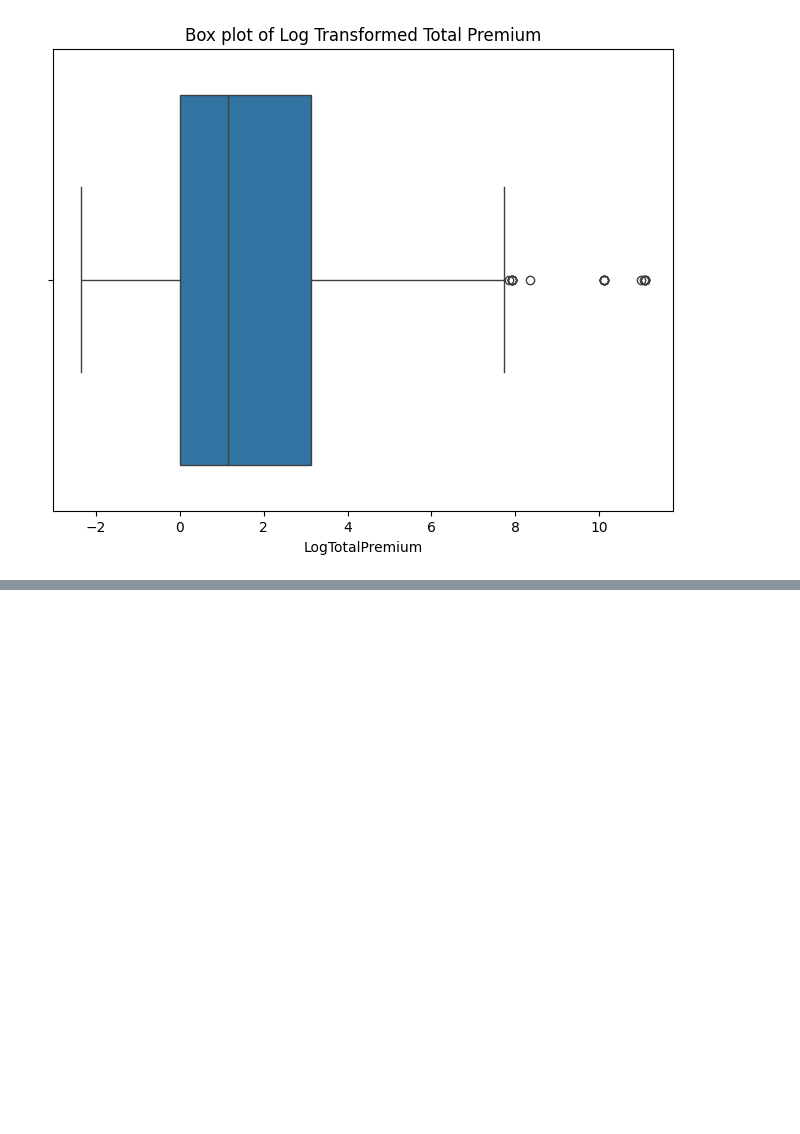
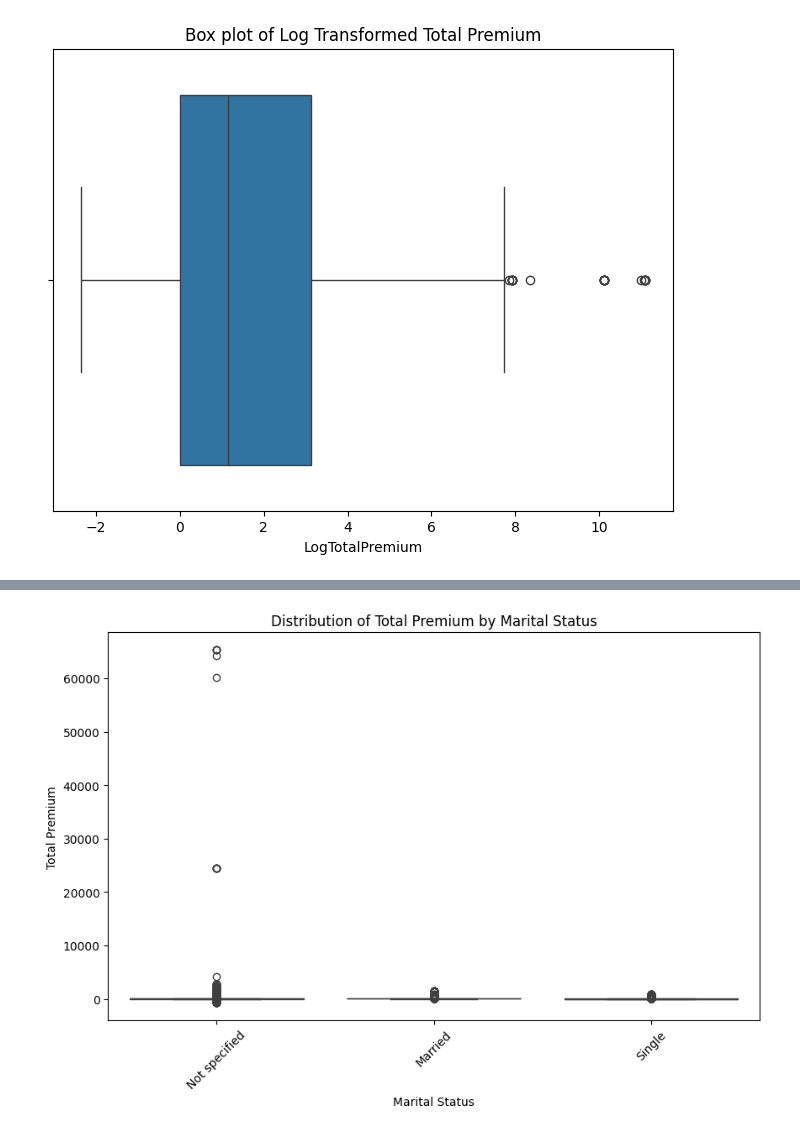
Before and after one commit to EstifanosTeklay/ACISInsuranceAnalytics, a Jupyter notebook: notebooks/ACISEda.ipynb, the cells around one changed output, grey strips where cells are left out. Cells and saved outputs as stored; diff of their text form; code cells hidden in the pictures; blank space fills up the shorter version.

```diff
--- a/notebooks/ACISEda.ipynb
+++ b/notebooks/ACISEda.ipynb
@@ -344,0 +372,11 @@ plt.show()
+# %%
+#Distribution of TotalPremium across different Maritial Status
+plt.figure(figsize=(10, 6))
+sns.boxplot(data=text_data, x='MaritalStatus', y='TotalPremium')
+plt.title('Distribution of Total Premium by Marital Status')
+plt.xlabel('Marital Status')
+plt.ylabel('Total Premium')
+plt.xticks(rotation=45)
+plt.show()
+# %% [output]
+[figure, added]
```
Also changed, not shown: parts of 3 cells of this notebook.
